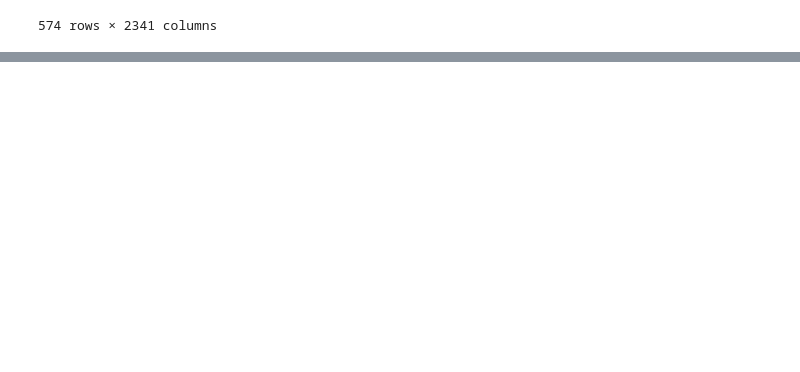
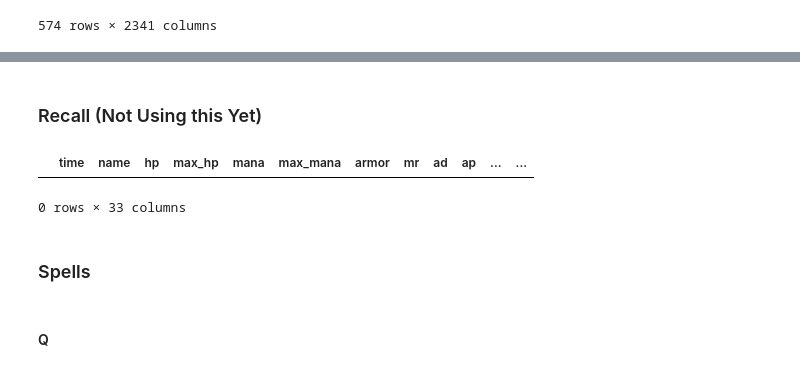
Before and after one commit to MiscellaneousStuff/tlol-analysis, a Jupyter notebook: obs_act_spec_clean.ipynb, the cells around one changed output, grey strips where cells are left out. Saved outputs shown, nothing was run; the diff lists cells and outputs as text; code cells hidden in the pictures; blank space fills up the shorter version.

```diff
--- a/obs_act_spec_clean.ipynb
+++ b/obs_act_spec_clean.ipynb
@@ -220,0 +254,30 @@ replay_df
+# %% [markdown]
+### Recall (Not Using this Yet)
+# %%
+still_frames_matches = ((player_df["player_x_delta_digit"] == 0) & \
+(player_df["player_z_delta_digit"] == 0))
+still_frames_idx = still_frames_matches[still_frames_matches].index
+still_frames = player_df.loc[still_frames_idx]
+
+still_frames["time_diff"] = still_frames["time"].diff().fillna(0)
+still_frames['consecutive'] = still_frames['time_diff'] < 1
+
+still_frames['group'] = (~still_frames['consecutive']).cumsum()
+
+# Get the start and end times for each group
+group_start_end_times = still_frames.groupby('group')['time'].agg(['min', 'max'])
+
+# Calculate the duration of each group
+group_start_end_times['duration'] = group_start_end_times['max'] - group_start_end_times['min']
+
+# Find groups where the duration is at least 8 seconds
+long_groups = group_start_end_times[group_start_end_times['duration'] >= 8].index
+
+# Extract all rows belonging to these groups
+long_duration_groups = still_frames[still_frames['group'].isin(long_groups)]
+long_duration_groups
+# %% [output]
+|  | time | name | hp | max_hp | mana | max_mana | armor | mr | ad | ap | ... | ... |
+0 rows × 33 columns
+# %% [markdown]
+### Spells
@@ -220,0 +286,2 @@ replay_df
+# %% [markdown]
+#### Q
```
Also changed, not shown: parts of 15 cells of this notebook, 1 other file.
